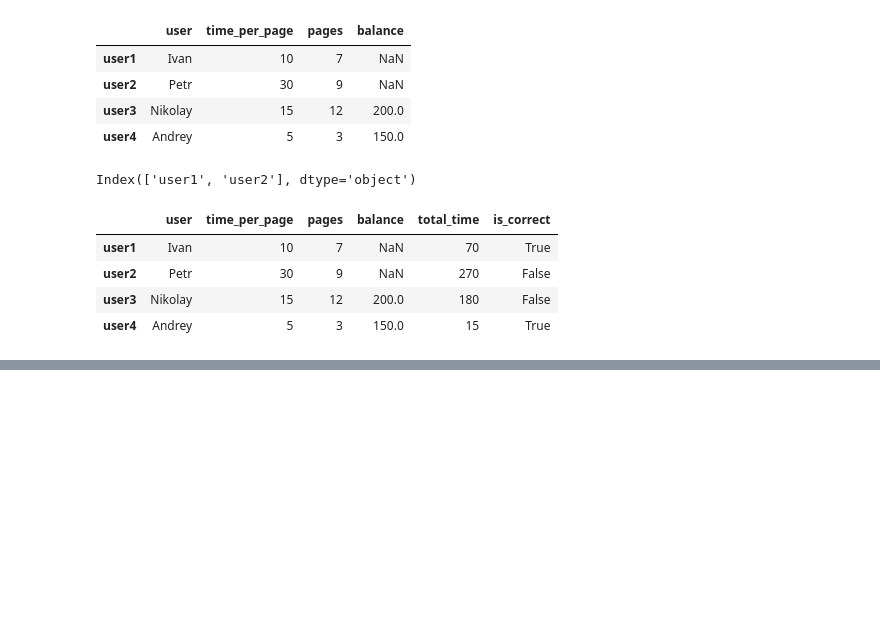
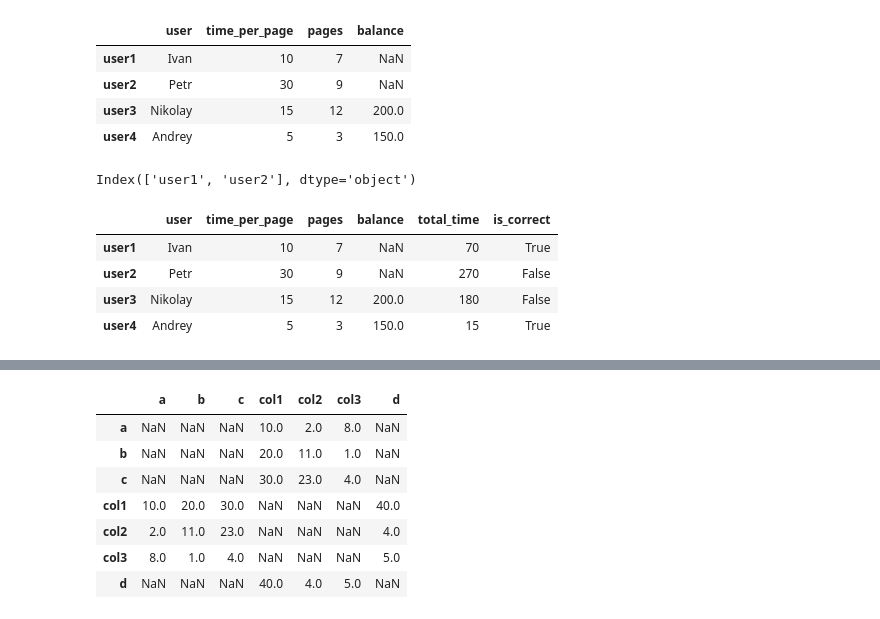
Before and after one commit to Sinrez/PythonProjects, a Jupyter notebook: Pandas_DataFrame.ipynb, the cells around one changed output, grey strips where cells are left out. Cells and saved outputs as stored; diff of their text form; code cells hidden in the pictures; blank space fills up the shorter version.

```diff
--- a/Pandas_DataFrame.ipynb
+++ b/Pandas_DataFrame.ipynb
@@ -218,0 +255,18 @@ def solution(_df):
+# %%
+import pandas as pd
+data = {'col1': [10,20,30,40], 'col2': [2,11,23,4], 'col3': [8,1,4,5]}
+
+df1 = pd.DataFrame(data, index = ['a','b','c','d'])
+
+df2 = df1.T
+
+df1.add(df2, fill_value = 0)
+# %% [output]
+|  | a | b | c | col1 | col2 | col3 | d |
+| a | NaN | NaN | NaN | 10.0 | 2.0 | 8.0 | NaN |
+| b | NaN | NaN | NaN | 20.0 | 11.0 | 1.0 | NaN |
+| c | NaN | NaN | NaN | 30.0 | 23.0 | 4.0 | NaN |
+| col1 | 10.0 | 20.0 | 30.0 | NaN | NaN | NaN | 40.0 |
+| col2 | 2.0 | 11.0 | 23.0 | NaN | NaN | NaN | 4.0 |
+| col3 | 8.0 | 1.0 | 4.0 | NaN | NaN | NaN | 5.0 |
+| d | NaN | NaN | NaN | 40.0 | 4.0 | 5.0 | NaN |
```
Also changed, not shown: parts of 2 cells of this notebook.
